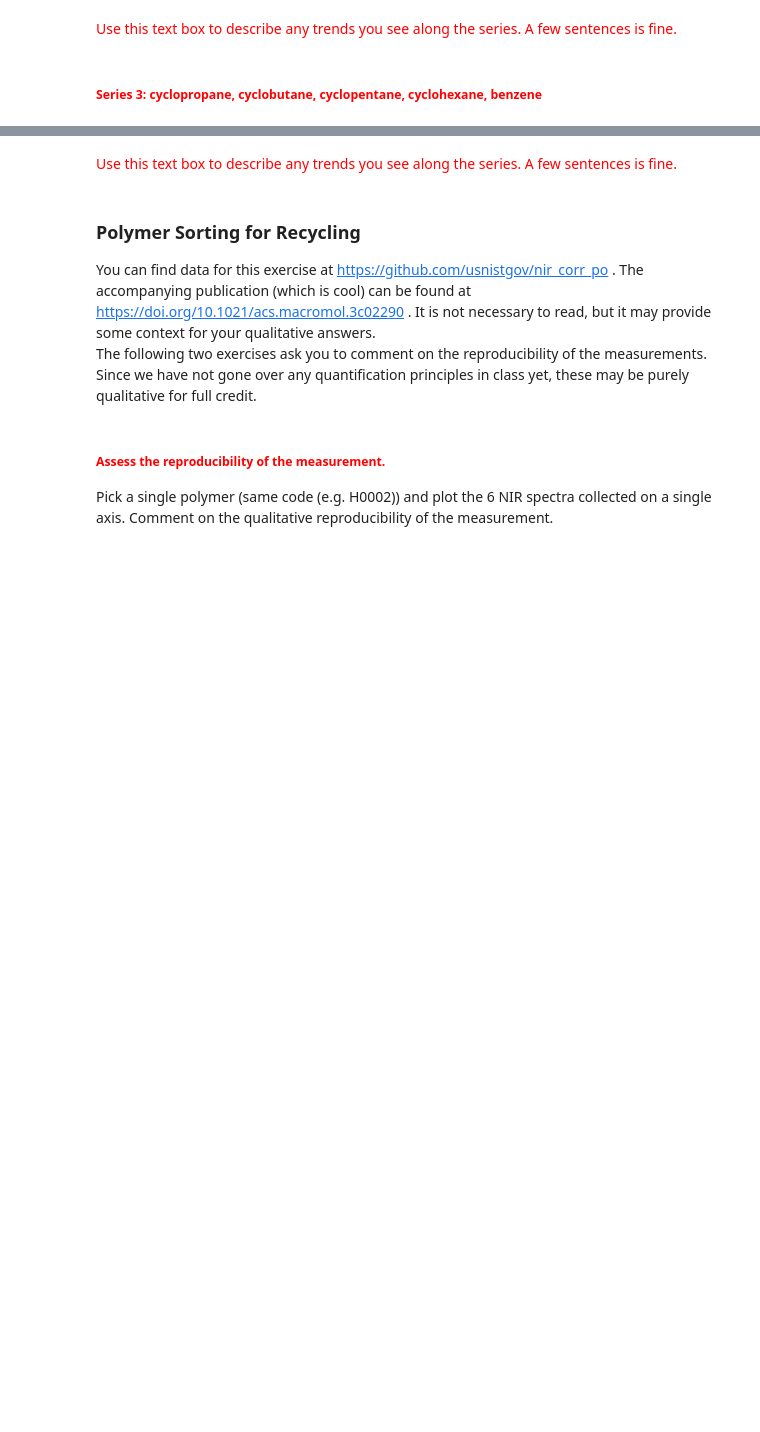
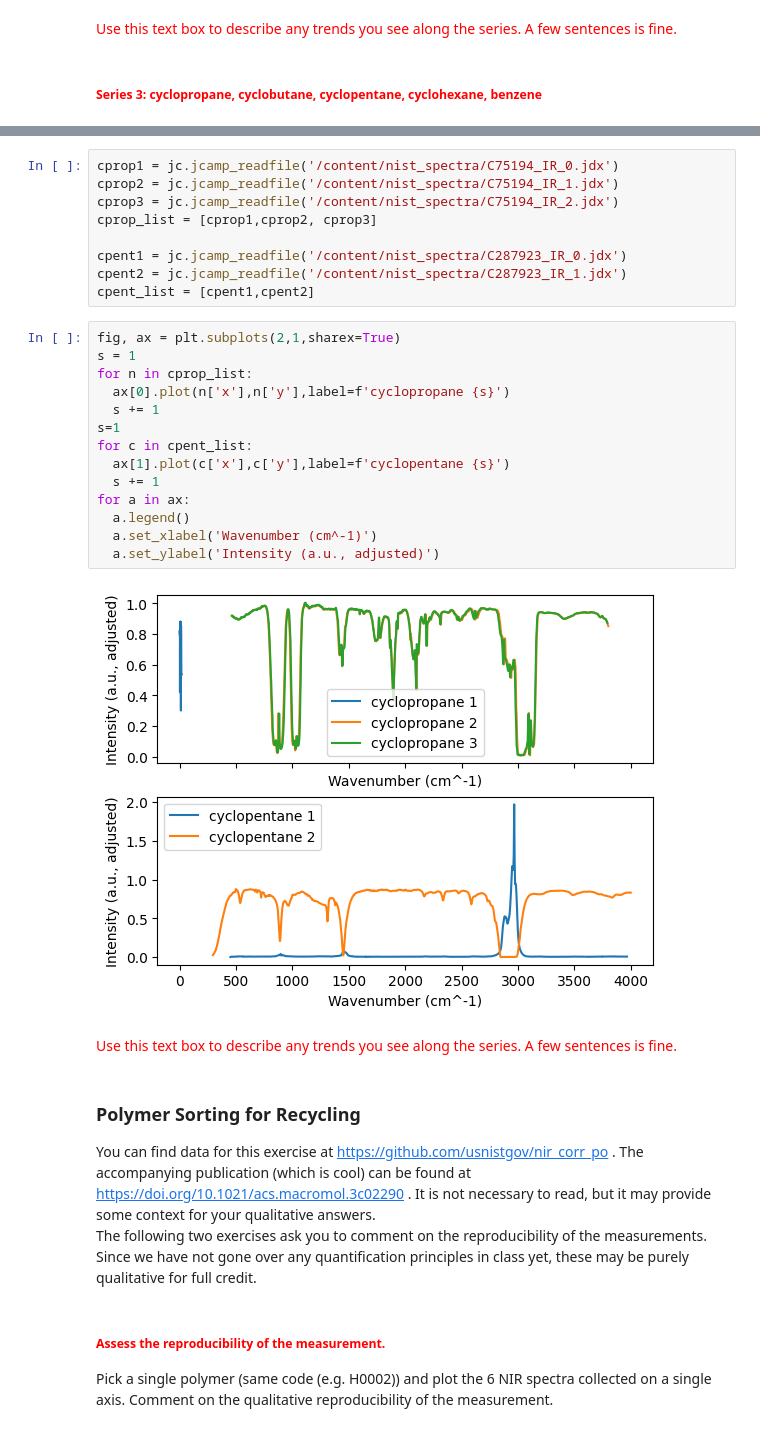
Before and after one commit to AngleKit/MSE7530Codes, a Jupyter notebook: Assignment1.ipynb, the cells around one changed output, grey strips where cells are left out. Drawn from its saved outputs; the diff is of its cells as text; blank space fills up the shorter version.

```diff
--- a/Assignment1.ipynb
+++ b/Assignment1.ipynb
@@ -186,3 +317,28 @@ ene_list = [ene1,ene2,ene3]
+# %%
+cprop1 = jc.jcamp_readfile('/content/nist_spectra/C75194_IR_0.jdx')
+cprop2 = jc.jcamp_readfile('/content/nist_spectra/C75194_IR_1.jdx')
+cprop3 = jc.jcamp_readfile('/content/nist_spectra/C75194_IR_2.jdx')
+cprop_list = [cprop1,cprop2, cprop3]
+
+cpent1 = jc.jcamp_readfile('/content/nist_spectra/C287923_IR_0.jdx')
+cpent2 = jc.jcamp_readfile('/content/nist_spectra/C287923_IR_1.jdx')
+cpent_list = [cpent1,cpent2]
+# %%
+fig, ax = plt.subplots(2,1,sharex=True)
+s = 1
+for n in cprop_list:
+  ax[0].plot(n['x'],n['y'],label=f'cyclopropane {s}')
+  s += 1
+s=1
+for c in cpent_list:
+  ax[1].plot(c['x'],c['y'],label=f'cyclopentane {s}')
+  s += 1
+for a in ax:
+  a.legend()
+  a.set_xlabel('Wavenumber (cm^-1)')
+  a.set_ylabel('Intensity (a.u., adjusted)')
+# %% [output]
+[figure, added]
 # %% [markdown]
 <font color = 'red'> Use this text box to describe any trends you see along the series. A few sentences is fine.
 # %% [markdown]
```
Also changed, not shown: parts of 10 cells of this notebook.
